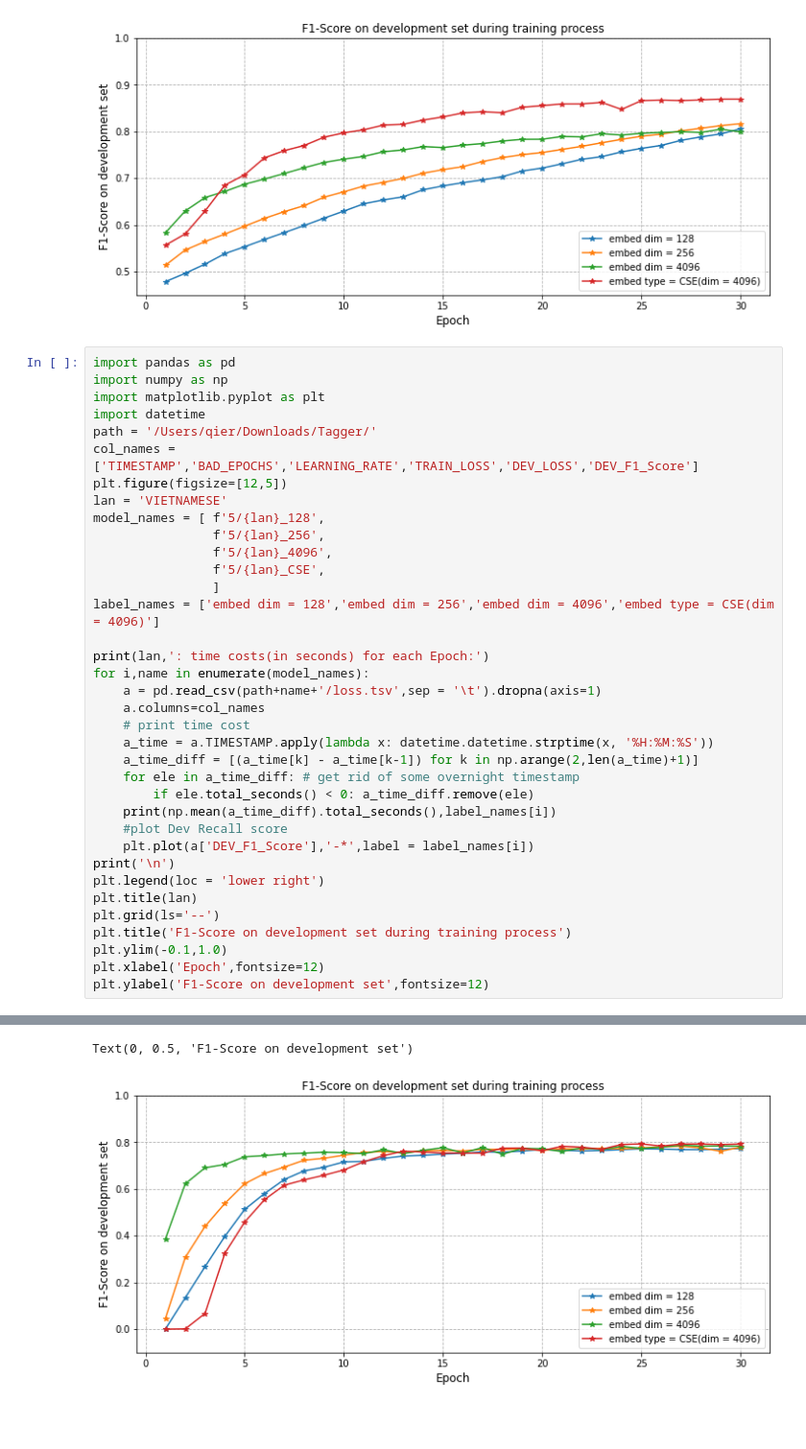
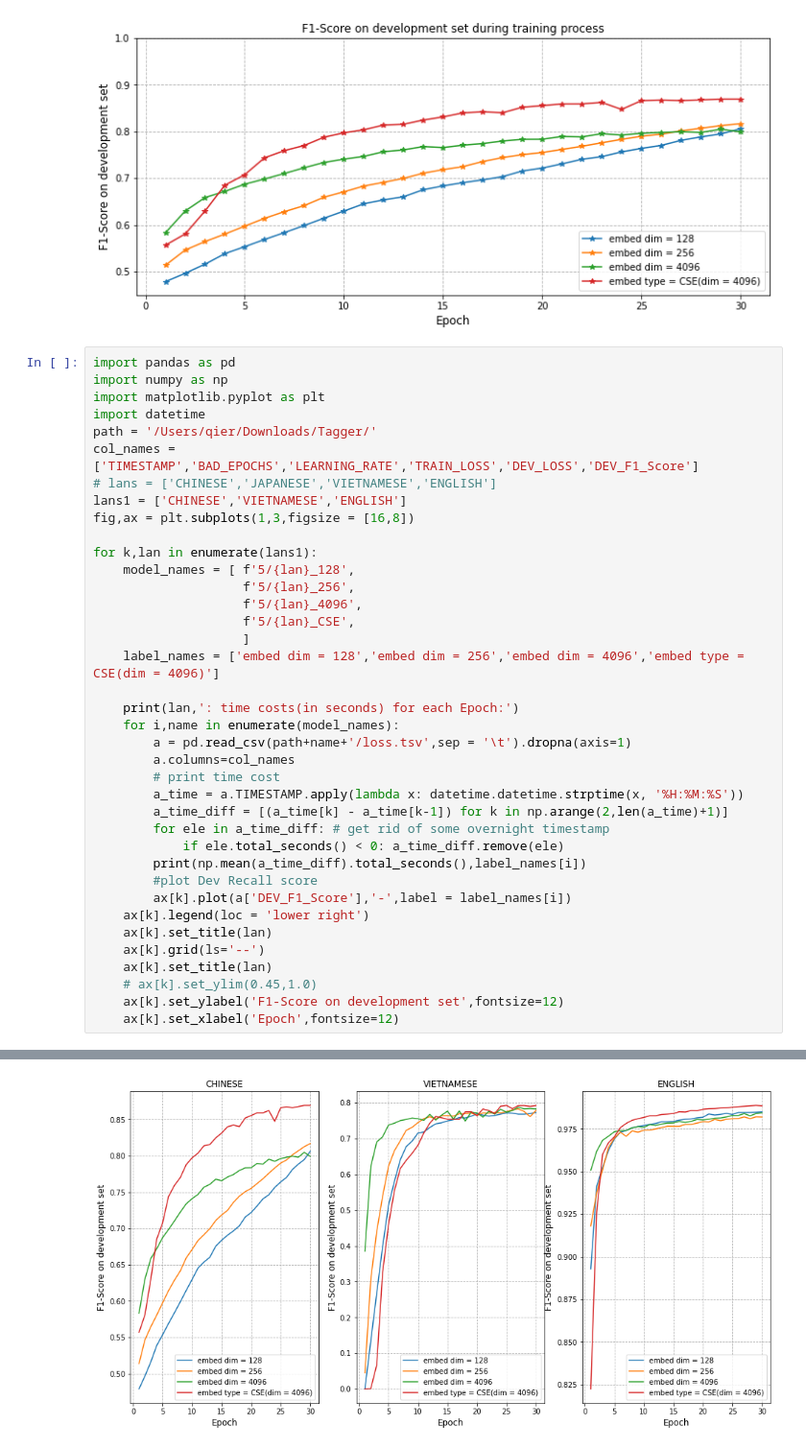
Before and after one commit to wuqi0704/MasterThesis_Tokenization, a Jupyter notebook: flair/plots.ipynb, the cells around one changed output, grey strips where cells are left out. Shown at 96% size. Cells and saved outputs as stored; diff of their text form; blank space fills up the shorter version.

```diff
--- a/flair/plots.ipynb
+++ b/flair/plots.ipynb
@@ -714,33 +714,35 @@ import matplotlib.pyplot as plt
 import datetime
 path = '/Users/qier/Downloads/Tagger/'
 col_names = ['TIMESTAMP','BAD_EPOCHS','LEARNING_RATE','TRAIN_LOSS','DEV_LOSS','DEV_F1_Score']
-plt.figure(figsize=[12,5])
-lan = 'VIETNAMESE'
-model_names = [ f'5/{lan}_128',
-                f'5/{lan}_256',
-                f'5/{lan}_4096',
-                f'5/{lan}_CSE',
-                ]
-label_names = ['embed dim = 128','embed dim = 256','embed dim = 4096','embed type = CSE(dim = 4096)']
+# lans = ['CHINESE','JAPANESE','VIETNAMESE','ENGLISH']
+lans1 = ['CHINESE','VIETNAMESE','ENGLISH']
+fig,ax = plt.subplots(1,3,figsize = [16,8])
 
-print(lan,': time costs(in seconds) for each Epoch:')
-for i,name in enumerate(model_names):
-    a = pd.read_csv(path+name+'/loss.tsv',sep = '\t').dropna(axis=1)
-    a.columns=col_names
-    # print time cost
-    a_time = a.TIMESTAMP.apply(lambda x: datetime.datetime.strptime(x, '%H:%M:%S'))
-    a_time_diff = [(a_time[k] - a_time[k-1]) for k in np.arange(2,len(a_time)+1)]
-    for ele in a_time_diff: # get rid of some overnight timestamp
-        if ele.total_seconds() < 0: a_time_diff.remove(ele)
-    print(np.mean(a_time_diff).total_seconds(),label_names[i])
-    #plot Dev Recall score
-    plt.plot(a['DEV_F1_Score'],'-*',label = label_names[i])
-print('\n')
-plt.legend(loc = 'lower right')
-plt.title(lan)
-plt.grid(ls='--')
-plt.title('F1-Score on development set during training process')
-plt.ylim(-0.1,1.0)
-plt.xlabel('Epoch',fontsize=12)
-plt.ylabel('F1-Score on development set',fontsize=12)
+for k,lan in enumerate(lans1):
+    model_names = [ f'5/{lan}_128',
+                    f'5/{lan}_256',
+                    f'5/{lan}_4096',
+                    f'5/{lan}_CSE',
+                    ]
+    label_names = ['embed dim = 128','embed dim = 256','embed dim = 4096','embed type = CSE(dim = 4096)']
+
+    print(lan,': time costs(in seconds) for each Epoch:')
+    for i,name in enumerate(model_names):
+        a = pd.read_csv(path+name+'/loss.tsv',sep = '\t').dropna(axis=1)
+        a.columns=col_names
+        # print time cost
+        a_time = a.TIMESTAMP.apply(lambda x: datetime.datetime.strptime(x, '%H:%M:%S'))
+        a_time_diff = [(a_time[k] - a_time[k-1]) for k in np.arange(2,len(a_time)+1)]
+        for ele in a_time_diff: # get rid of some overnight timestamp
+            if ele.total_seconds() < 0: a_time_diff.remove(ele)
+        print(np.mean(a_time_diff).total_seconds(),label_names[i])
+        #plot Dev Recall score
+        ax[k].plot(a['DEV_F1_Score'],'-',label = label_names[i])
+    ax[k].legend(loc = 'lower right')
+    ax[k].set_title(lan)
+    ax[k].grid(ls='--')
+    ax[k].set_title(lan)
+    # ax[k].set_ylim(0.45,1.0)
+    ax[k].set_ylabel('F1-Score on development set',fontsize=12)
+    ax[k].set_xlabel('Epoch',fontsize=12)
 # %% [output]
@@ -752,2 +764 @@ VIETNAMESE : time costs(in seconds) for each Epoch:
-Text(0, 0.5, 'F1-Score on development set')
-[figure, old version]
+[figure, new version]
```
Also changed, not shown: parts of 1 cell of this notebook, 1 other file.
